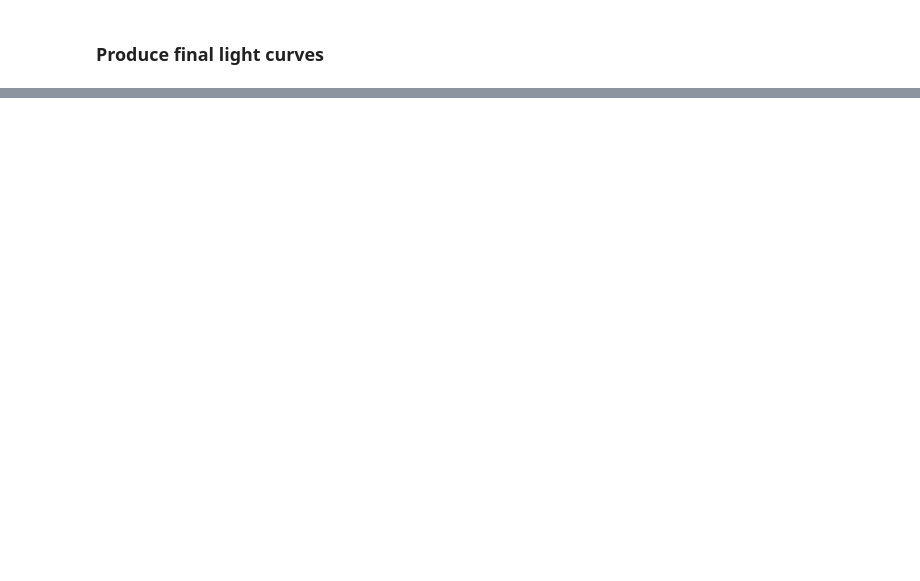
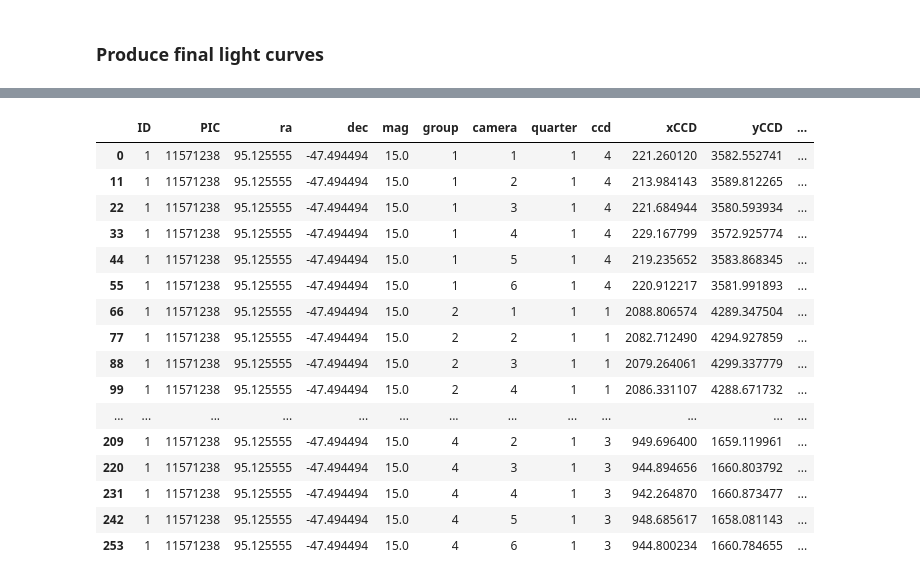
Before and after one commit to ivs-kuleuven/platosim3, a Jupyter notebook: docs/technicalnotes/PLATO-CS/SMBHB.ipynb, the cells around one changed output, grey strips where cells are left out. Drawn from its saved outputs; the diff is of its cells as text; code cells hidden in the pictures; blank space fills up the shorter version.

```diff
--- a/docs/technicalnotes/PLATO-CS/SMBHB.ipynb
+++ b/docs/technicalnotes/PLATO-CS/SMBHB.ipynb
@@ -192,5 +196,43 @@ yCCD       3582.395116
 ncon                 0
 Name: 0, dtype: object
+# %%
+# Load and unpack data
+lcs = LightCurve(f'{path}/output/000000001', mode="multi")
+lcs.unpack()
+
+# Load all files for a single star/group/camera
+files = lcs.files('hdf5', group=1, camera=1)
+lc = LightCurve(files[0])
+
+# Load input model and sim-info table
+dv = lc.varsource()
+ds = lc.star()
+
+# Merge all quarters
+df = pd.DataFrame()
+df1 = pd.DataFrame()
+for f in files:
+    lc = LightCurve(f)
+    df1['time'] = lc.time()
+    df1['flux'] = lc.flux(unit='ppt')
+    df = pd.concat([df, df1])
+
+# Stitch the light curve
+lc = LightCurve(df, mode="multi")
+df = lc.stitch(medpoint=1000, replace=True, plot=True)
+
+# Linear detrend
+df.flux = df.flux/1e3 + 1
+lc = LightCurve(df, mode="multi")
+df = lc.detrend(model='poly', degree=1, replace=False, segments=False)
+
+# Plot comparison figure
+fig, ax = lc.plot_detrend(df)
+plt.plot(dv.time/86400, dv.flux, '-', c='lime', lw=1, label='Model')
+ax[0].set_ylabel('Flux [ppt]')
+ax[1].set_ylabel('Flux [ppt]')
+ax[1].legend(loc='upper right')
+ds
 # %% [markdown]
 ### Test for combined camera light curve
 # %%
@@ -255,0 +333,24 @@ Name: 0, dtype: object
+# %%
+
+lcs = LightCurve(f'{path}/output', mode='multi')
+df = lcs.stat_sim_table(ofile=f'{path}/table_star1.ftr')
+# %%
+df[df.quarter == 1]
+# %% [output]
+|  | ID | PIC | ra | dec | mag | group | camera | quarter | ccd | xCCD | yCCD | ... |
+| 0 | 1 | 11571238 | 95.125555 | -47.494494 | 15.0 | 1 | 1 | 1 | 4 | 221.260120 | 3582.552741 | ... |
+| 11 | 1 | 11571238 | 95.125555 | -47.494494 | 15.0 | 1 | 2 | 1 | 4 | 213.984143 | 3589.812265 | ... |
+| 22 | 1 | 11571238 | 95.125555 | -47.494494 | 15.0 | 1 | 3 | 1 | 4 | 221.684944 | 3580.593934 | ... |
+| 33 | 1 | 11571238 | 95.125555 | -47.494494 | 15.0 | 1 | 4 | 1 | 4 | 229.167799 | 3572.925774 | ... |
+| 44 | 1 | 11571238 | 95.125555 | -47.494494 | 15.0 | 1 | 5 | 1 | 4 | 219.235652 | 3583.868345 | ... |
+| 55 | 1 | 11571238 | 95.125555 | -47.494494 | 15.0 | 1 | 6 | 1 | 4 | 220.912217 | 3581.991893 | ... |
+| 66 | 1 | 11571238 | 95.125555 | -47.494494 | 15.0 | 2 | 1 | 1 | 1 | 2088.806574 | 4289.347504 | ... |
+| 77 | 1 | 11571238 | 95.125555 | -47.494494 | 15.0 | 2 | 2 | 1 | 1 | 2082.712490 | 4294.927859 | ... |
+| 88 | 1 | 11571238 | 95.125555 | -47.494494 | 15.0 | 2 | 3 | 1 | 1 | 2079.264061 | 4299.337779 | ... |
+| 99 | 1 | 11571238 | 95.125555 | -47.494494 | 15.0 | 2 | 4 | 1 | 1 | 2086.331107 | 4288.671732 | ... |
+| ... | ... | ... | ... | ... | ... | ... | ... | ... | ... | ... | ... | ... |
+| 209 | 1 | 11571238 | 95.125555 | -47.494494 | 15.0 | 4 | 2 | 1 | 3 | 949.696400 | 1659.119961 | ... |
+| 220 | 1 | 11571238 | 95.125555 | -47.494494 | 15.0 | 4 | 3 | 1 | 3 | 944.894656 | 1660.803792 | ... |
+| 231 | 1 | 11571238 | 95.125555 | -47.494494 | 15.0 | 4 | 4 | 1 | 3 | 942.264870 | 1660.873477 | ... |
+| 242 | 1 | 11571238 | 95.125555 | -47.494494 | 15.0 | 4 | 5 | 1 | 3 | 948.685617 | 1658.081143 | ... |
+| 253 | 1 | 11571238 | 95.125555 | -47.494494 | 15.0 | 4 | 6 | 1 | 3 | 944.800234 | 1660.784655 | ... |
```
Also changed, not shown: parts of 7 cells of this notebook, 5 other files.
